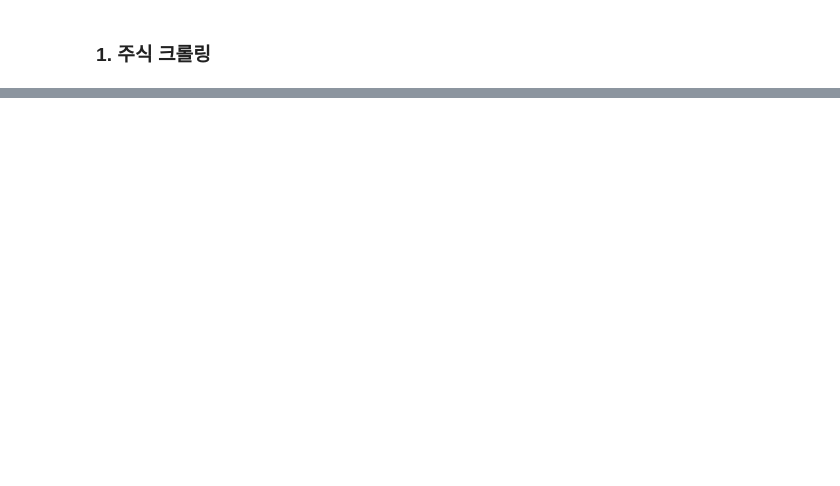
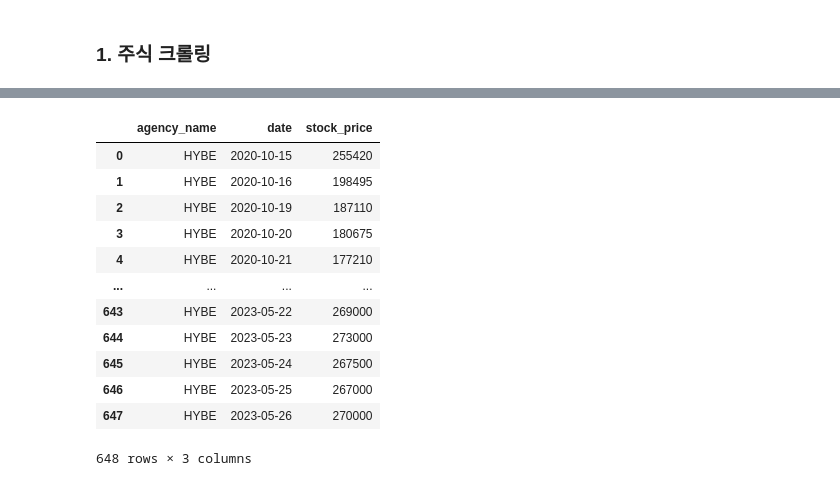
Before and after one commit to pulpo125/habang, a Jupyter notebook: stock_pj/stock_crawling.ipynb, the cells around one changed output, grey strips where cells are left out. Saved outputs shown, nothing was run; the diff lists cells and outputs as text; code cells hidden in the pictures; blank space fills up the shorter version.

```diff
--- a/stock_pj/stock_crawling.ipynb
+++ b/stock_pj/stock_crawling.ipynb
@@ -92,0 +102,3 @@ stocks_df.head()
+# %%
+df.reset_index(inplace=True)
+df['Date']
@@ -92,0 +118,21 @@ stocks_df.head()
+# %%
+import numpy as np
+stock_df = pd.DataFrame()
+stock_df['agency_name'] = ['HYBE' for _ in range(len(df))]
+stock_df['date'] = df['Date']
+stock_df['stock_price'] = df['Close']
+stock_df
+# %% [output]
+|  | agency_name | date | stock_price |
+| 0 | HYBE | 2020-10-15 | 255420 |
+| 1 | HYBE | 2020-10-16 | 198495 |
+| 2 | HYBE | 2020-10-19 | 187110 |
+| 3 | HYBE | 2020-10-20 | 180675 |
+| 4 | HYBE | 2020-10-21 | 177210 |
+| ... | ... | ... | ... |
+| 643 | HYBE | 2023-05-22 | 269000 |
+| 644 | HYBE | 2023-05-23 | 273000 |
+| 645 | HYBE | 2023-05-24 | 267500 |
+| 646 | HYBE | 2023-05-25 | 267000 |
+| 647 | HYBE | 2023-05-26 | 270000 |
+648 rows × 3 columns
```
Also changed, not shown: parts of 15 cells of this notebook, 3 other files.
